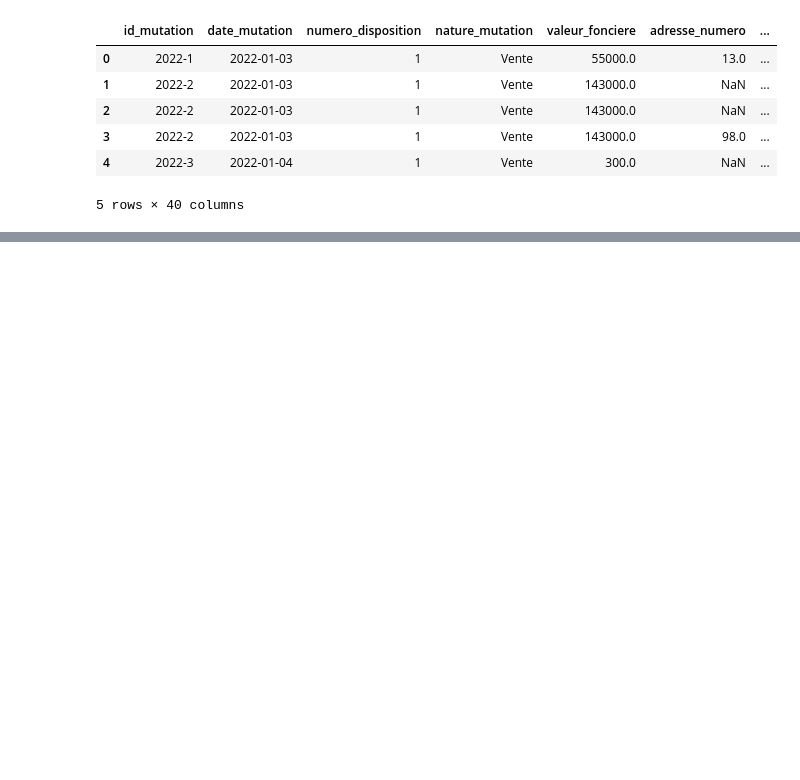
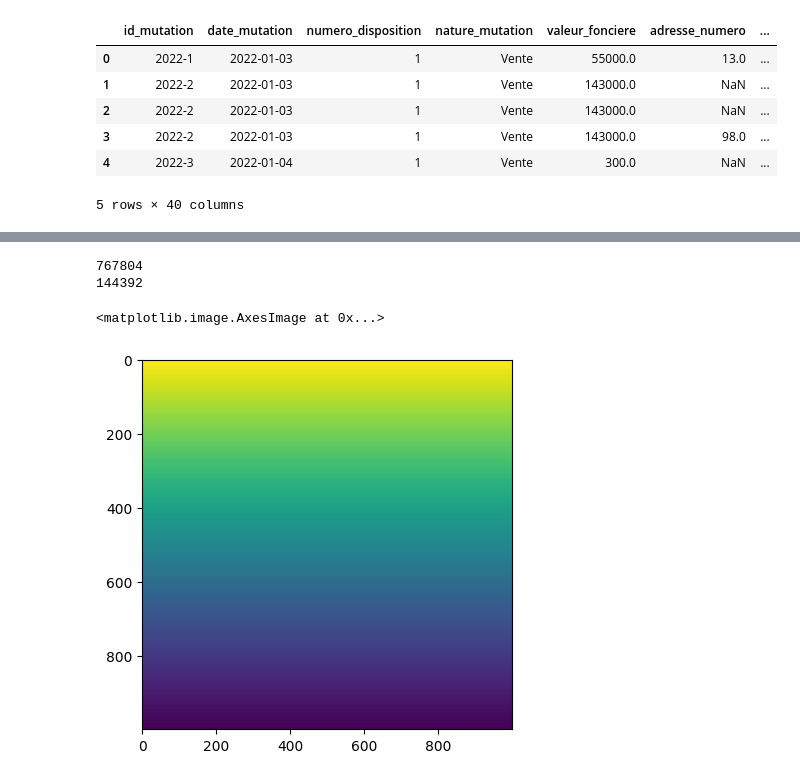
Before and after one commit to ClementBM/sandbox, a Jupyter notebook: geo-analysis/notebooks/squaremeter_price.ipynb, the cells around one changed output, grey strips where cells are left out. Cells and saved outputs as stored; diff of their text form; code cells hidden in the pictures; blank space fills up the shorter version.

```diff
--- a/geo-analysis/notebooks/squaremeter_price.ipynb
+++ b/geo-analysis/notebooks/squaremeter_price.ipynb
@@ -65,0 +140,50 @@ df[df["m2_price"] <= 1e4].to_csv("m2_price_upto1e4.csv")
+# %%
+from scipy.interpolate import SmoothSphereBivariateSpline
+
+# remove duplicates
+# df_wduplicates = df[df["m2_price"] <= 1e4].reset_index(drop=True)
+df_wduplicates = df.reset_index(drop=True)
+
+rounding_factor = 2
+df_wduplicates["latitude_r"] = df_wduplicates["latitude"].round(rounding_factor)
+df_wduplicates["longitude_r"] = df_wduplicates["longitude"].round(rounding_factor)
+
+df_wduplicates = df_wduplicates.groupby(by=["latitude_r", "longitude_r"])["m2_price"].mean()
+df_wduplicates = df_wduplicates.reset_index()
+
+print(len(df))
+print(len(df_wduplicates))
+
+data_std = df_wduplicates["m2_price"].std()
+data_mean = df_wduplicates["m2_price"].mean()
+data = ((df_wduplicates["m2_price"] - data_mean) / data_std).to_numpy()
+
+thetas = (df_wduplicates["latitude_r"].to_numpy() + 90.0) * (np.pi / 180.0)
+phis = (df_wduplicates["longitude_r"].to_numpy() + 180.0) * (np.pi / 180.0)
+# %% [output]
+767804
+144392
+# %%
+# sum((w(i)*(r(i) - s(theta(i), phi(i))))**2, axis=0) <= s
+# Default s=len(w) which should be a good value if 1/w[i] is an estimate of the standard deviation of r[i].
+
+lut = SmoothSphereBivariateSpline(theta=thetas, phi=phis, r=data, s=len(data), eps=1e-16)
+# %%
+lat_min, lat_max = df["latitude"].min(), df["latitude"].max()
+lon_min, lon_max = df["longitude"].min(), df["longitude"].max()
+
+lat_min = (lat_min + 90.0) * (np.pi / 180.0)
+lat_max = (lat_max + 90.0) * (np.pi / 180.0)
+
+lon_min = (lon_min + 180.0) * (np.pi / 180.0)
+lon_max = (lon_max + 180.0) * (np.pi / 180.0)
+
+fine_lats = np.linspace(lat_min, lat_max, 1000)
+fine_lons = np.linspace(lon_min, lon_max, 1000)
+
+data_smth = lut(fine_lats, fine_lons)
+# %%
+plt.imshow(data_smth * data_std + data_mean, interpolation='nearest')
+# %% [output]
+<matplotlib.image.AxesImage at 0x...>
+[figure, added]
```
Also changed, not shown: parts of 20 cells of this notebook, 5 other files.
